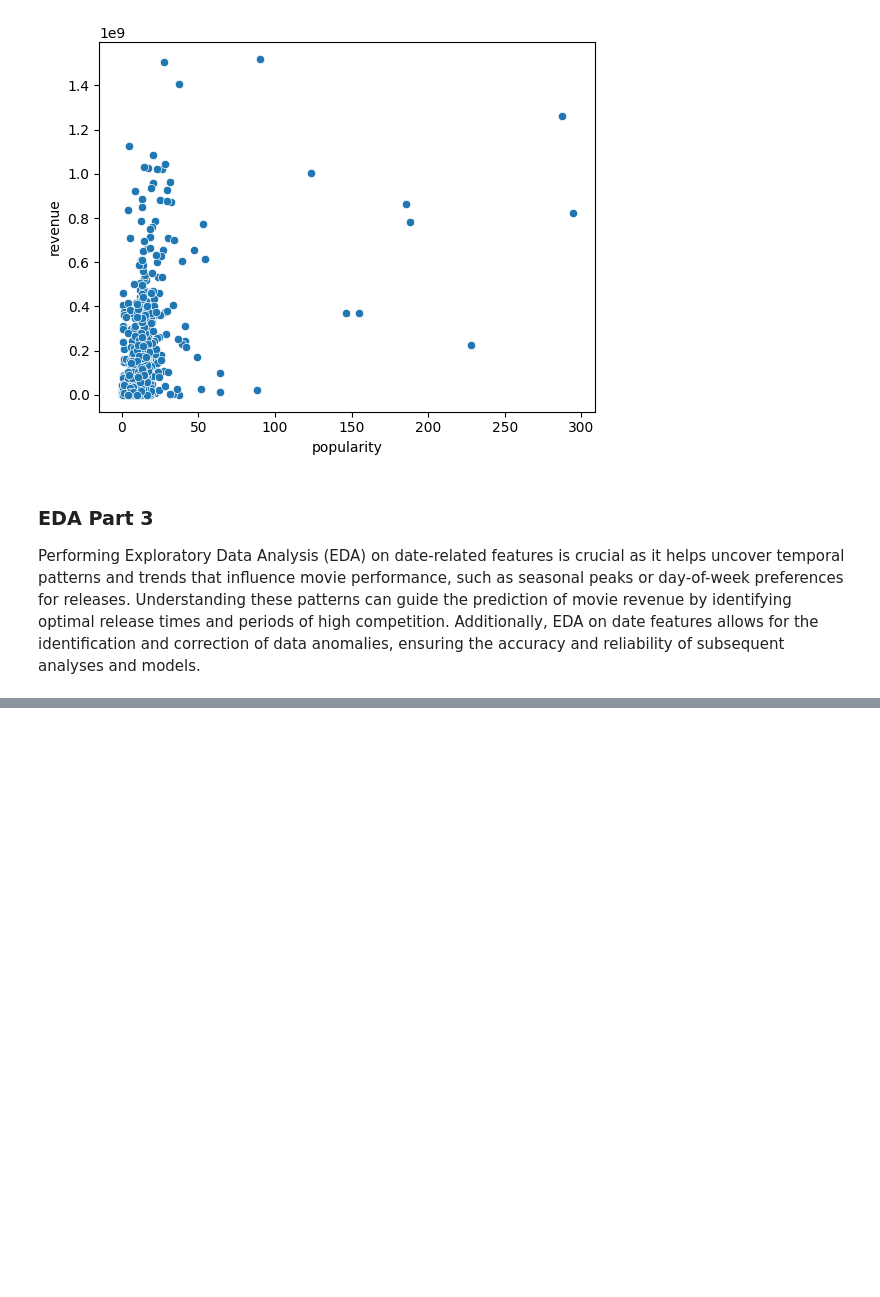
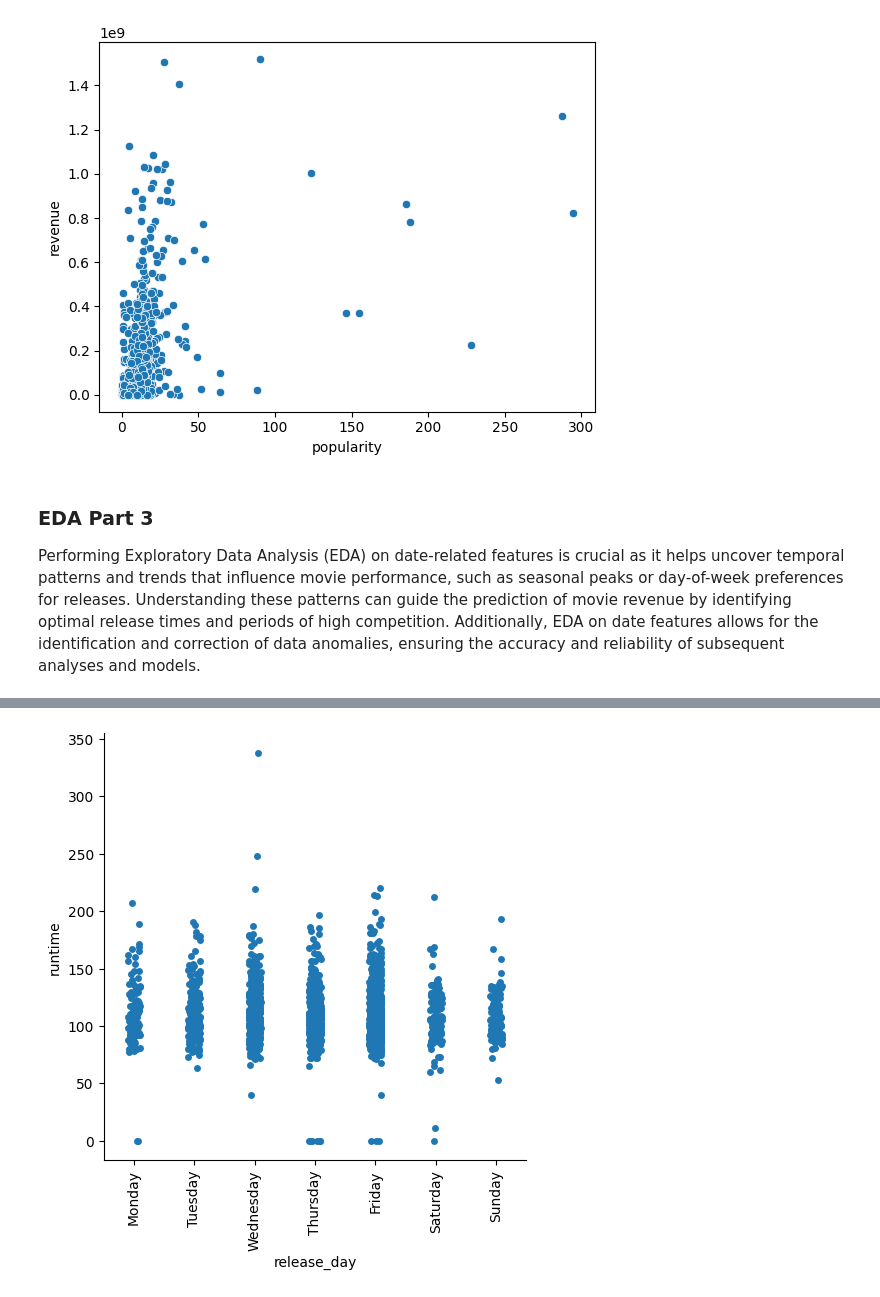
Before and after one commit to samyaknd/movie-revenue-prediction, a Jupyter notebook: movie_revenue_predict.ipynb, the cells around one changed output, grey strips where cells are left out. Saved outputs shown, nothing was run; the diff lists cells and outputs as text; code cells hidden in the pictures; blank space fills up the shorter version.

```diff
--- a/movie_revenue_predict.ipynb
+++ b/movie_revenue_predict.ipynb
@@ -273,0 +285,7 @@ Text(0, 0.5, 'No of releases')
+# %%
+g = sns.catplot(x='release_day', y='runtime', data=train)
+for ax in g.axes.flat:
+    ax.set_xticklabels(["Monday", "Tuesday", "Wednesday", "Thursday", "Friday", "Saturday", "Sunday"], rotation=90)
+plt.show()
+# %% [output]
+[figure, added]
```
Also changed, not shown: parts of 13 cells of this notebook.
